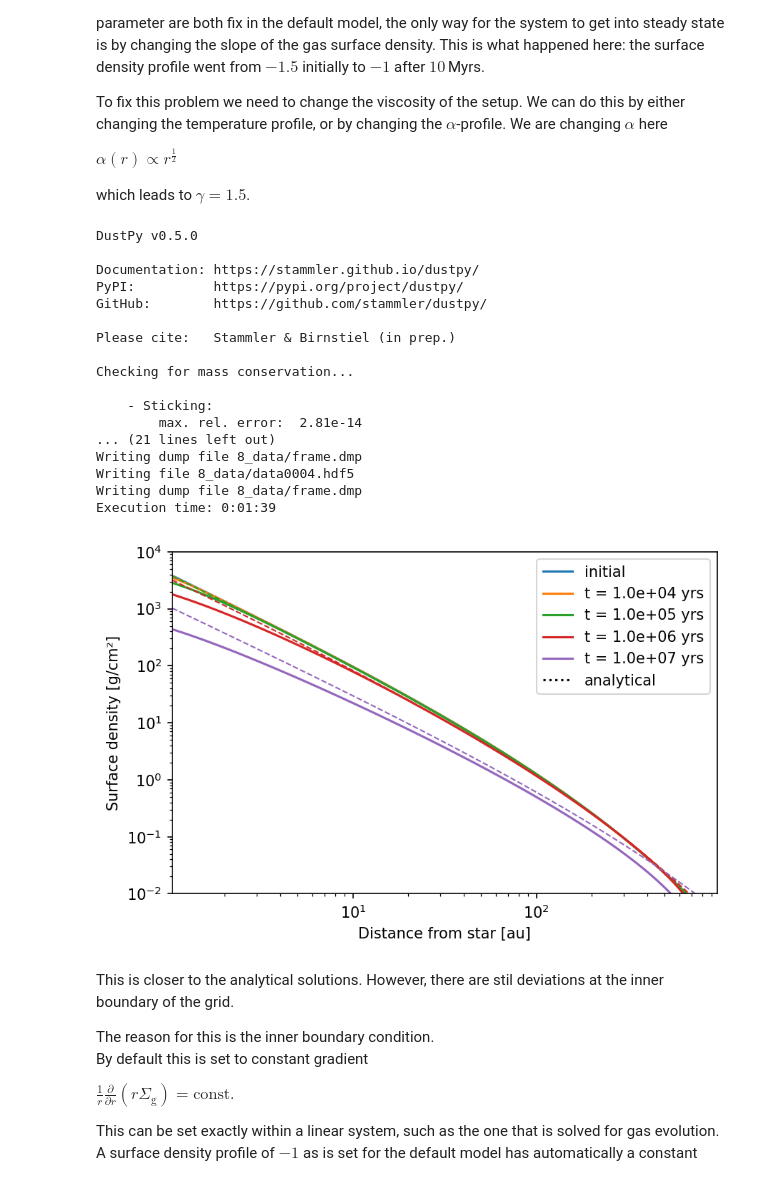
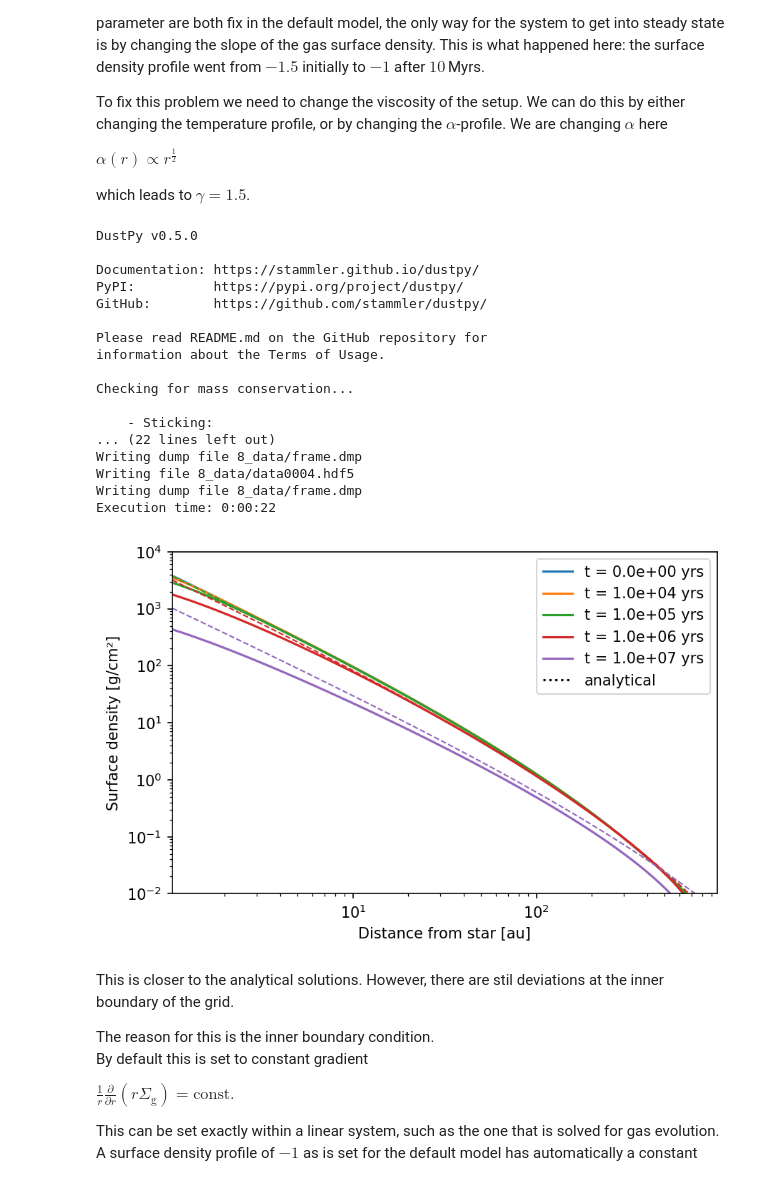
Before and after one commit to stammler/dustpy, a Jupyter notebook: examples/8_test_gas_evolution.ipynb, the cells around one changed output. Cells and saved outputs as stored; diff of their text form; code cells hidden in the pictures.

```diff
--- a/examples/8_test_gas_evolution.ipynb
+++ b/examples/8_test_gas_evolution.ipynb
@@ -259,14 +246,19 @@ data = sim.writer.read.all()
+# %%
+r = sim.writer.read.sequence("grid.r") / c.au
+Sigma = sim.writer.read.sequence("gas.Sigma")
+nu = sim.writer.read.sequence("gas.nu")
+t = sim.writer.read.sequence("t") / c.year
 # %%
 fig = plt.figure(dpi=150)
 ax = fig.add_subplot(111)
-ax.loglog(data.grid.r[0]/c.au, data.gas.Sigma[0], c="C0", label="initial")
+ax.loglog(r[0], Sigma[0], c="C0", label="t = 0.0e+00 yrs")
 for i in range(1, len(sim.t.snapshots)+1):
     cstr = "C"+str(i)
-    ax.loglog(sim.grid.r/c.au, LBP74_analytical(sim.grid.r, sim.ini.gas.SigmaRc, data.gas.nu[0], sim.ini.gas.Mdisk, data.t[i]), "--", lw=1, c=cstr)
-    ax.loglog(data.grid.r[i]/c.au, data.gas.Sigma[i], c=cstr, label="t = {:3.1e} yrs".format(data.t[i]/c.year))
+    ax.loglog(r[i], LBP74_analytical(r[i]*c.au, sim.ini.gas.SigmaRc, nu[0], sim.ini.gas.Mdisk, t[i]*c.year), "--", lw=1, c=cstr)
+    ax.loglog(r[i], Sigma[i], c=cstr, label="t = {:3.1e} yrs".format(t[i]))
 ax.plot(0., 0., ":", c="black", label="analytical")
 ax.legend()
-ax.set_xlim(sim.grid.r[0]/c.au, sim.grid.r[-1]/c.au)
+ax.set_xlim(r[0, 0], r[0, -1])
 ax.set_ylim(1.e-2, 1.e4)
 ax.set_xlabel("Distance from star [au]")
 ax.set_ylabel("Surface density [g/cm²]")
@@ -318,7 +310,6 @@ sim.update()
 del(sim.integrator.instructions[0])
 # %%
 sim.t.snapshots = snapshots
-sim.t.updater = dt
 # %%
 sim.writer.datadir = "8_data"
 sim.writer.overwrite = True
@@ -331,14 +322,14 @@ Documentation: https://stammler.github.io/dustpy/
 PyPI:          https://pypi.org/project/dustpy/
 GitHub:        https://github.com/stammler/dustpy/
 
-Please cite:   Stammler & Birnstiel (in prep.)
+Please read README.md on the GitHub repository for
+information about the Terms of Usage.
 
 Checking for mass conservation...
 
     - Sticking:
-        max. rel. error:  2.81e-14
-... (21 lines left out)
+... (22 lines left out)
 Writing dump file 8_data/frame.dmp
 Writing file 8_data/data0004.hdf5
 Writing dump file 8_data/frame.dmp
-Execution time: 0:01:39
+Execution time: 0:00:22
@@ -347,20 +336,25 @@ data = sim.writer.read.all()
+# %%
+r = sim.writer.read.sequence("grid.r") / c.au
+Sigma = sim.writer.read.sequence("gas.Sigma")
+nu = sim.writer.read.sequence("gas.nu")
+t = sim.writer.read.sequence("t") / c.year
 # %%
 fig = plt.figure(dpi=150)
 ax = fig.add_subplot(111)
-ax.loglog(data.grid.r[0]/c.au, data.gas.Sigma[0], c="C0", label="initial")
+ax.loglog(r[0], Sigma[0], c="C0", label="t = 0.0e+00 yrs")
 for i in range(1, len(sim.t.snapshots)+1):
     cstr = "C"+str(i)
-    ax.loglog(sim.grid.r/c.au, LBP74_analytical(sim.grid.r, sim.ini.gas.SigmaRc, data.gas.nu[0], sim.ini.gas.Mdisk, data.t[i]), "--", lw=1, c=cstr)
-    ax.loglog(data.grid.r[i]/c.au, data.gas.Sigma[i], c=cstr, label="t = {:3.1e} yrs".format(data.t[i]/c.year))
+    ax.loglog(r[i], LBP74_analytical(r[i]*c.au, sim.ini.gas.SigmaRc, nu[0], sim.ini.gas.Mdisk, t[i]*c.year), "--", lw=1, c=cstr)
+    ax.loglog(r[i], Sigma[i], c=cstr, label="t = {:3.1e} yrs".format(t[i]))
 ax.plot(0., 0., ":", c="black", label="analytical")
 ax.legend()
-ax.set_xlim(sim.grid.r[0]/c.au, sim.grid.r[-1]/c.au)
+ax.set_xlim(r[0, 0], r[0, -1])
 ax.set_ylim(1.e-2, 1.e4)
 ax.set_xlabel("Distance from star [au]")
 ax.set_ylabel("Surface density [g/cm²]")
 fig.tight_layout()
 # %% [output]
-[figure, old version]
+[figure, new version]
 # %% [markdown]
 This is closer to the analytical solutions. However, there are stil deviations at the inner boundary of the grid.
 
```
Also changed, not shown: parts of 21 cells of this notebook, 3 other files.
